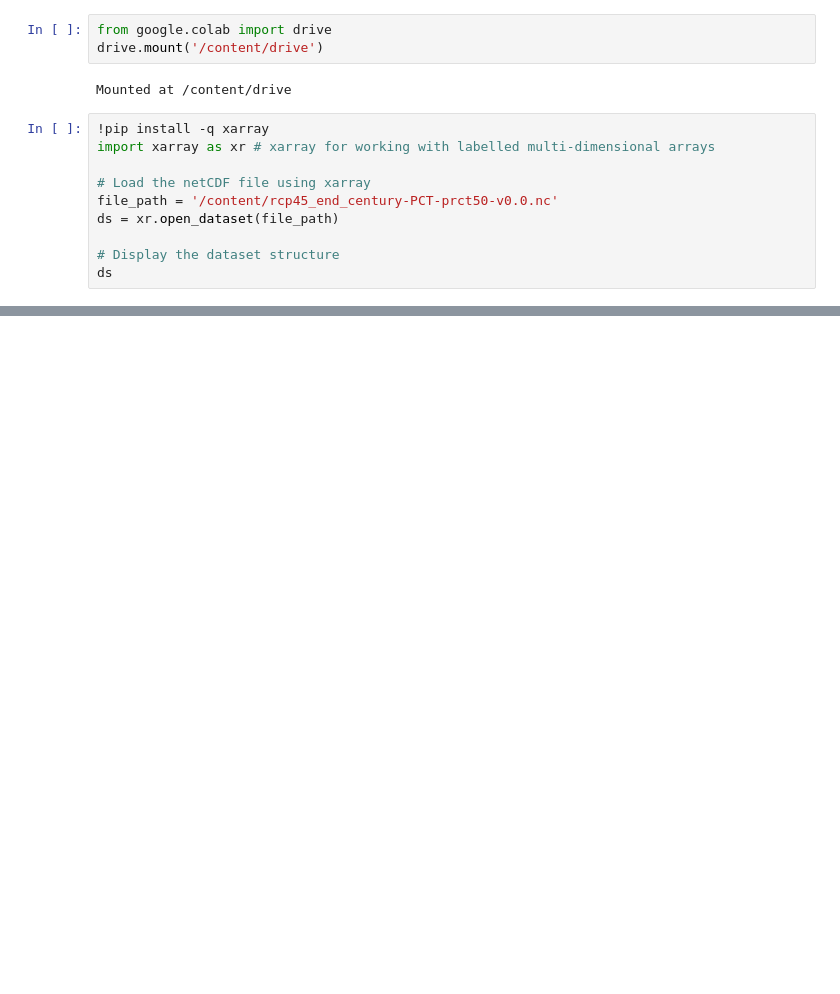
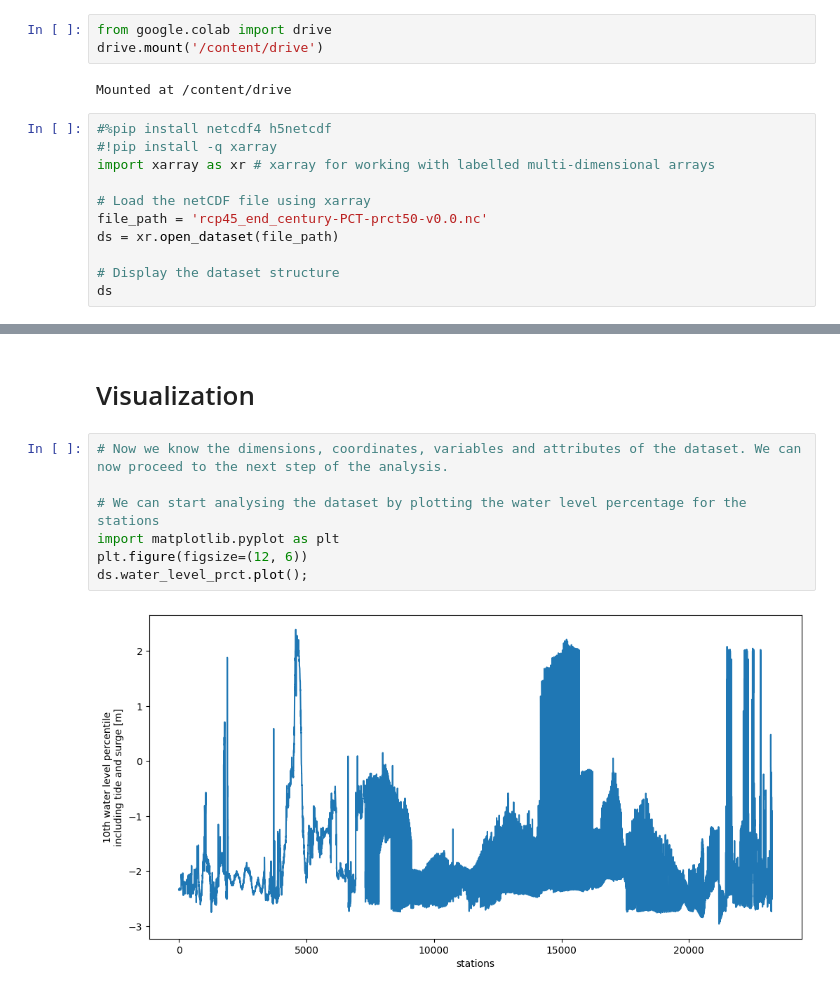
Before and after one commit to ashioyajotham/Daily-ML, a Jupyter notebook: water_level_eda.ipynb, the cells around one changed output, grey strips where cells are left out. Drawn from its saved outputs; the diff is of its cells as text; blank space fills up the shorter version.

```diff
--- a/water_level_eda.ipynb
+++ b/water_level_eda.ipynb
@@ -6,11 +6,12 @@ drive.mount('/content/drive')
 # %% [output]
 Mounted at /content/drive
 # %%
-!pip install -q xarray
+#%pip install netcdf4 h5netcdf
+#!pip install -q xarray
 import xarray as xr # xarray for working with labelled multi-dimensional arrays
 
 # Load the netCDF file using xarray
-file_path = '/content/rcp45_end_century-PCT-prct50-v0.0.nc'
+file_path = 'rcp45_end_century-PCT-prct50-v0.0.nc'
 ds = xr.open_dataset(file_path)
 
 # Display the dataset structure
@@ -37,0 +98,11 @@ Attributes:
+# %% [markdown]
+# Visualization
+# %%
+# Now we know the dimensions, coordinates, variables and attributes of the dataset. We can now proceed to the next step of the analysis.
+
+# We can start analysing the dataset by plotting the water level percentage for the stations
+import matplotlib.pyplot as plt
+plt.figure(figsize=(12, 6))
+ds.water_level_prct.plot();
+# %% [output]
+[figure, added]
```
Also changed, not shown: parts of 5 cells of this notebook, 12 other files.
